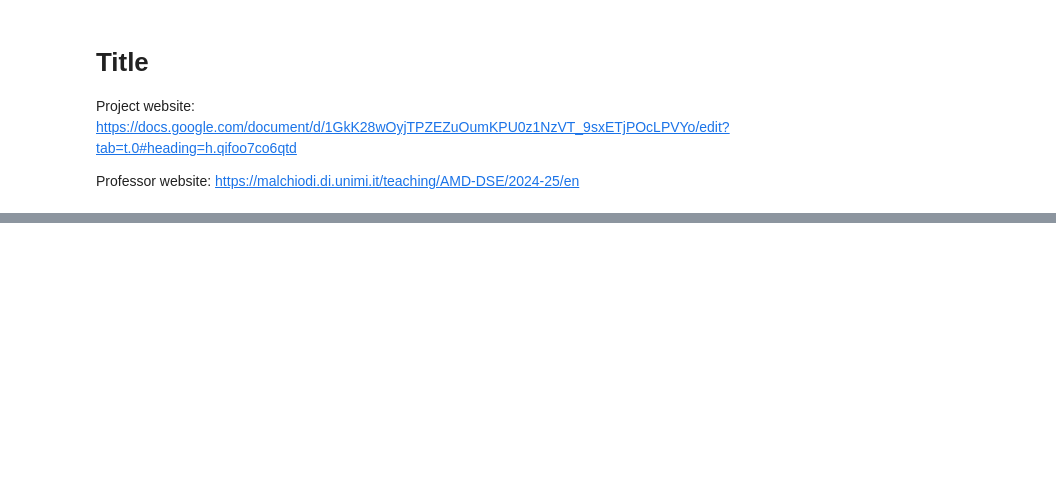
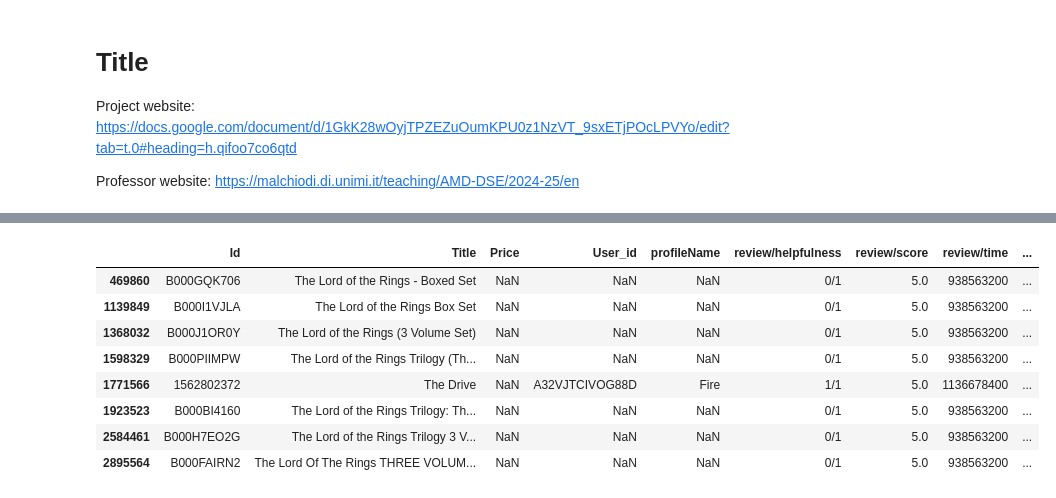
Before and after one commit to chiesastefano/massiveData, a Jupyter notebook: sample.ipynb, the cells around one changed output, grey strips where cells are left out. Drawn from its saved outputs; the diff is of its cells as text; code cells hidden in the pictures; blank space fills up the shorter version.

```diff
--- a/sample.ipynb
+++ b/sample.ipynb
@@ -23,0 +107,17 @@ with zipfile.ZipFile("amazon-books-reviews.zip", "r") as zip_ref:
+# %%
+# Check for null values in the 'review/text' column
+null_rows_df = books_rating[
+    books_rating['review/text'].isnull() |
+    (books_rating['review/text'].str.strip() == "")
+]
+null_rows_df
+# %% [output]
+|  | Id | Title | Price | User_id | profileName | review/helpfulness | review/score | review/time | ... |
+| 469860 | B000GQK706 | The Lord of the Rings - Boxed Set | NaN | NaN | NaN | 0/1 | 5.0 | 938563200 | ... |
+| 1139849 | B000I1VJLA | The Lord of the Rings Box Set | NaN | NaN | NaN | 0/1 | 5.0 | 938563200 | ... |
+| 1368032 | B000J1OR0Y | The Lord of the Rings (3 Volume Set) | NaN | NaN | NaN | 0/1 | 5.0 | 938563200 | ... |
+| 1598329 | B000PIIMPW | The Lord of the Rings Trilogy (Th... | NaN | NaN | NaN | 0/1 | 5.0 | 938563200 | ... |
+| 1771566 | 1562802372 | The Drive | NaN | A32VJTCIVOG88D | Fire | 1/1 | 5.0 | 1136678400 | ... |
+| 1923523 | B000BI4160 | The Lord of the Rings Trilogy: Th... | NaN | NaN | NaN | 0/1 | 5.0 | 938563200 | ... |
+| 2584461 | B000H7EO2G | The Lord of the Rings Trilogy 3 V... | NaN | NaN | NaN | 0/1 | 5.0 | 938563200 | ... |
+| 2895564 | B000FAIRN2 | The Lord Of The Rings THREE VOLUM... | NaN | NaN | NaN | 0/1 | 5.0 | 938563200 | ... |
```
Also changed, not shown: parts of 15 cells of this notebook, 1 other file.
